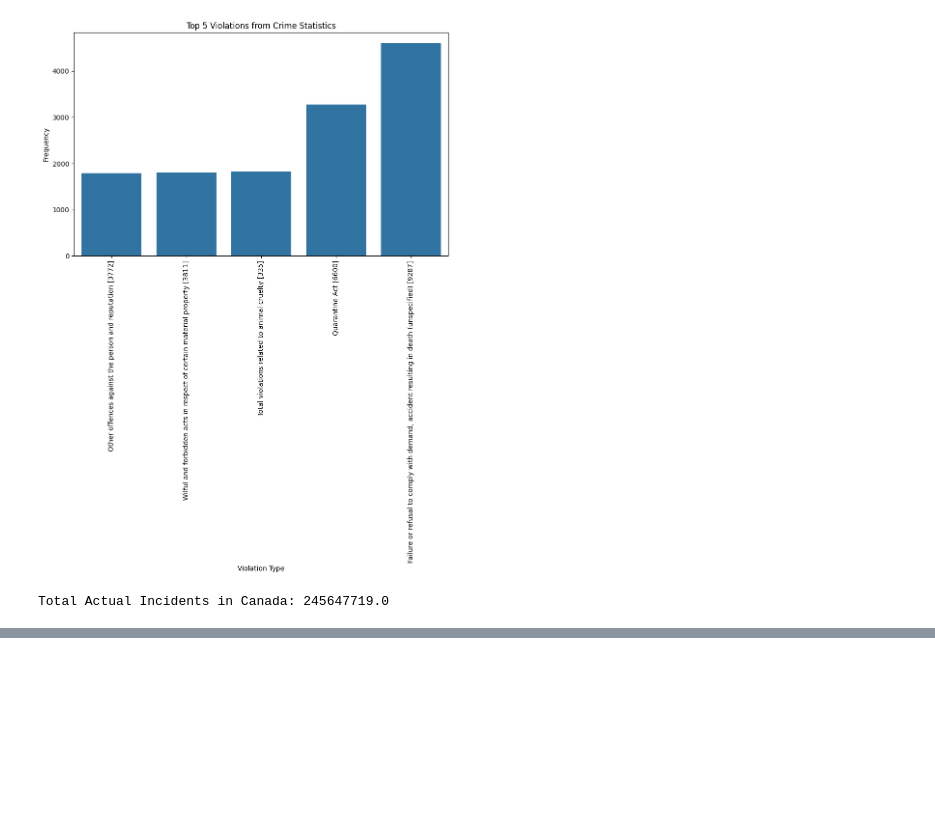
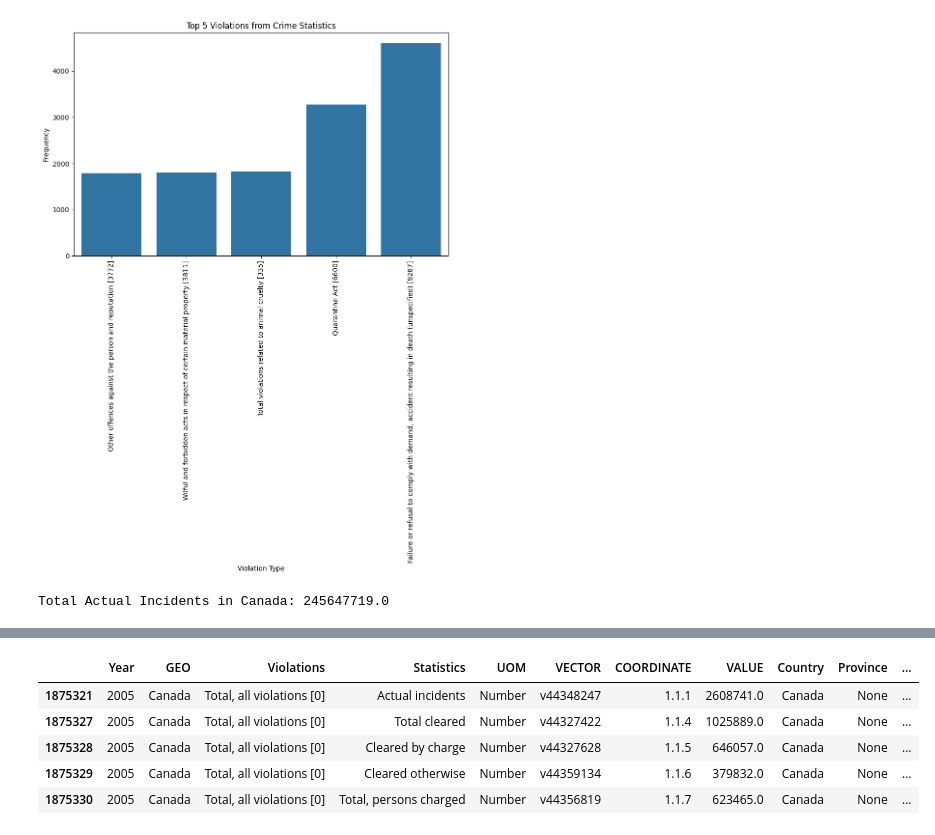
Before and after one commit to swekriti12/Crime-Statistics, a Jupyter notebook: Crime Statistics.ipynb, the cells around one changed output, grey strips where cells are left out. Saved outputs shown, nothing was run; the diff lists cells and outputs as text; code cells hidden in the pictures; blank space fills up the shorter version.

```diff
--- a/Crime Statistics.ipynb
+++ b/Crime Statistics.ipynb
@@ -947,0 +1013,9 @@ Total Actual Incidents in Canada: 245647719.0
+# %%
+Crime_Statistics_Number.head()
+# %% [output]
+|  | Year | GEO | Violations | Statistics | UOM | VECTOR | COORDINATE | VALUE | Country | Province | ... |
+| 1875321 | 2005 | Canada | Total, all violations [0] | Actual incidents | Number | v44348247 | 1.1.1 | 2608741.0 | Canada | None | ... |
+| 1875327 | 2005 | Canada | Total, all violations [0] | Total cleared | Number | v44327422 | 1.1.4 | 1025889.0 | Canada | None | ... |
+| 1875328 | 2005 | Canada | Total, all violations [0] | Cleared by charge | Number | v44327628 | 1.1.5 | 646057.0 | Canada | None | ... |
+| 1875329 | 2005 | Canada | Total, all violations [0] | Cleared otherwise | Number | v44359134 | 1.1.6 | 379832.0 | Canada | None | ... |
+| 1875330 | 2005 | Canada | Total, all violations [0] | Total, persons charged | Number | v44356819 | 1.1.7 | 623465.0 | Canada | None | ... |
```
Also changed, not shown: parts of 16 cells of this notebook.
